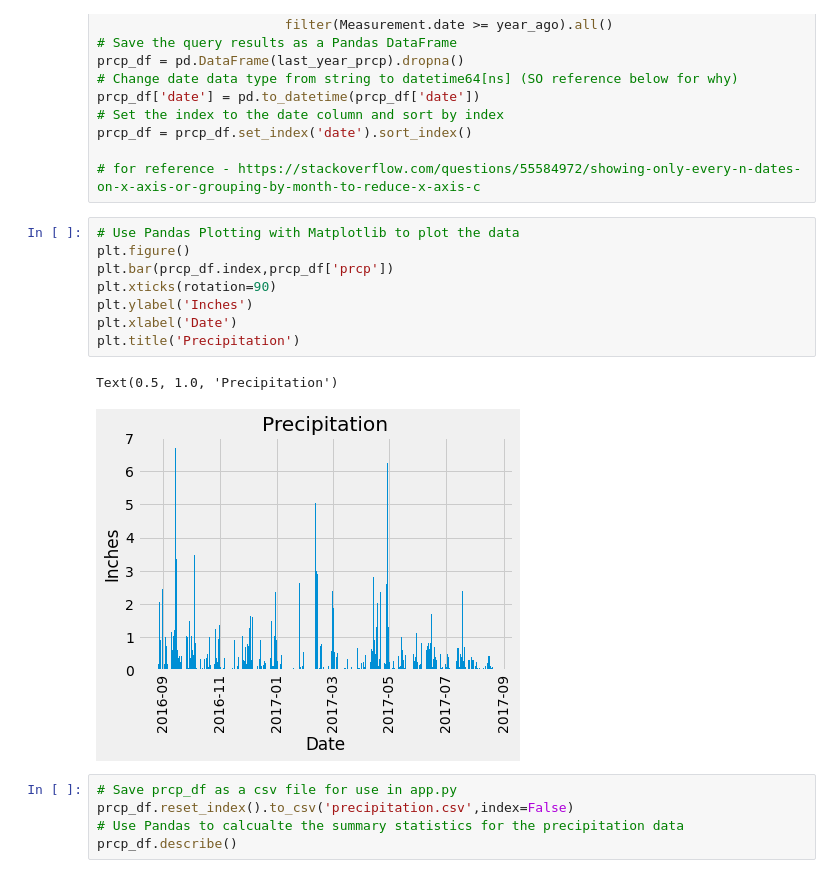
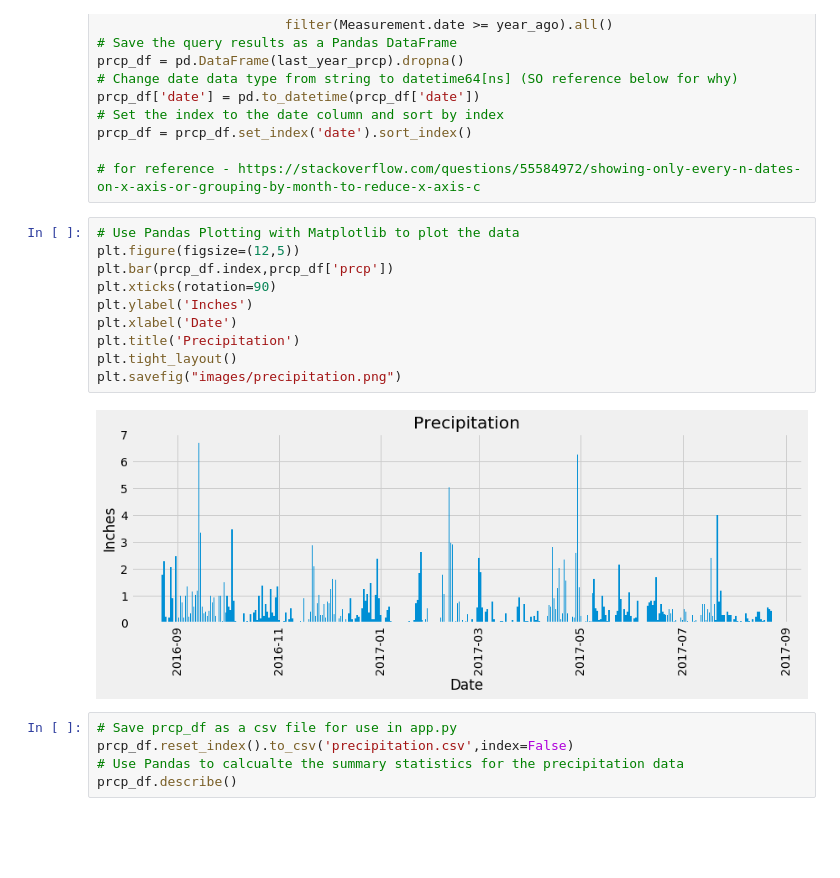
Before and after one commit to JakeGeiser/Hawaii-Climate-sqlalchemy, a Jupyter notebook: my_work/climate_starter.ipynb, the cells around one changed output. Saved outputs shown, nothing was run; the diff lists cells and outputs as text; blank space fills up the shorter version.

Commit message:
save figures 1-2

```diff
--- a/my_work/climate_starter.ipynb
+++ b/my_work/climate_starter.ipynb
@@ -84,15 +84,16 @@ prcp_df = prcp_df.set_index('date').sort_index()
 # for reference - https://stackoverflow.com/questions/55584972/showing-only-every-n-dates-on-x-axis-or-grouping-by-month-to-reduce-x-axis-c
 # %%
 # Use Pandas Plotting with Matplotlib to plot the data
-plt.figure()
+plt.figure(figsize=(12,5))
 plt.bar(prcp_df.index,prcp_df['prcp'])
 plt.xticks(rotation=90)
 plt.ylabel('Inches')
 plt.xlabel('Date')
 plt.title('Precipitation')
+plt.tight_layout()
+plt.savefig("images/precipitation.png")
 # %% [output]
-Text(0.5, 1.0, 'Precipitation')
-[figure, old version]
+[figure, new version]
 # %%
 # Save prcp_df as a csv file for use in app.py
 prcp_df.reset_index().to_csv('precipitation.csv',index=False)
```
Also changed, not shown: parts of 3 cells of this notebook, 3 other files.
